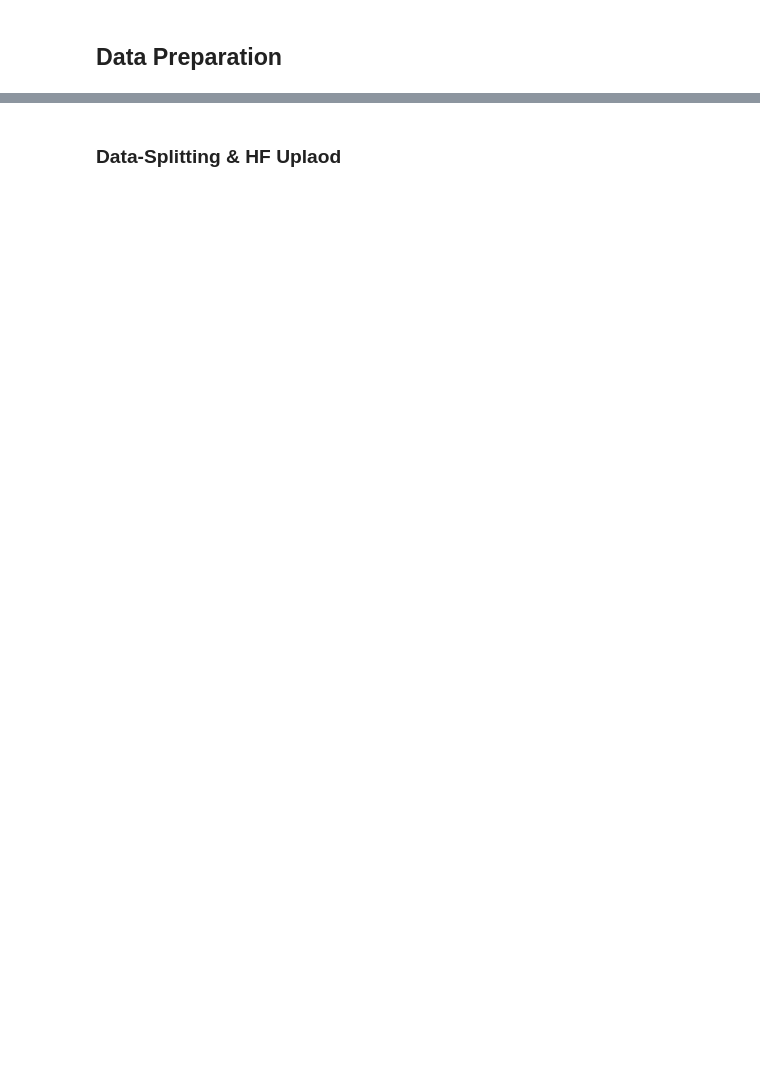
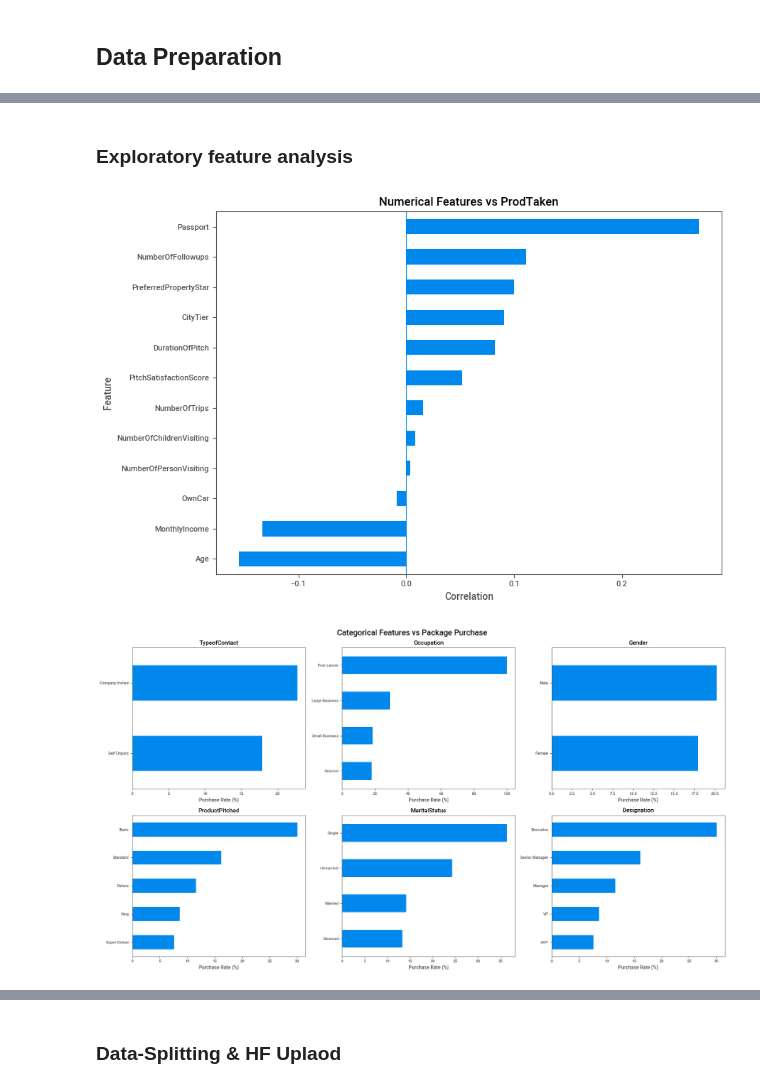
Before and after one commit to AnnieFiB/AIML-PGP, a Jupyter notebook: MLOps-PredictionModel/notebooks/AML&MLOps_Tourism_Package_Prediction.ipynb, the cells around one changed output, grey strips where cells are left out. Cells and saved outputs as stored; diff of their text form; code cells hidden in the pictures; blank space fills up the shorter version.

Commit message:
Update data preprocessing and model training files

```diff
--- a/MLOps-PredictionModel/notebooks/AML&MLOps_Tourism_Package_Prediction.ipynb
+++ b/MLOps-PredictionModel/notebooks/AML&MLOps_Tourism_Package_Prediction.ipynb
@@ -229,0 +383,8 @@ dtype: int64
+# %%
+# Load the raw dataset from Hugging Face
+
+filename = "tourism.csv"
+
+dfs = hf_utils.load_from_hf( filenames=filename,repo_id=dataset_repo)
+df = dfs[filename]
+display(df.head())
@@ -232,6 +431,0 @@ dtype: int64
-# %%
-# clean the data
-print("\n=====STEP 3: CLEANING DATA...=====\n")
-
-df = data_prep.clean_data(df)
-df.head()
@@ -250,0 +622,6 @@ Cleaning data...
+# %%
+# Load the raw dataset from Hugging Face and prepare it for model training
+import src.data_prep as data_prep # Load the data loading and inspection script
+importlib.reload(data_prep) # reload the module to ensure the latest changes are used
+
+df = data_prep.main(filename=filename,repo_id=DATASET_REPO)
@@ -250,0 +783,58 @@ Cleaning data...
+# %% [markdown]
+### Exploratory feature analysis
+# %%
+# Identify feature types
+numeric_cols = df.select_dtypes(include="number").columns.drop(target_col)
+categorical_cols = df.select_dtypes(include=["object", "string"]).columns
+
+
+# 1. Numerical features vs target
+target_corr = (
+    df[numeric_cols.tolist() + [target_col]]
+    .corr()[target_col]
+    .drop(target_col)
+    .sort_values()
+)
+
+plt.figure(figsize=(9, 6))
+target_corr.plot(kind="barh")
+
+plt.title(f"Numerical Features vs {target_col}")
+plt.xlabel("Correlation")
+plt.ylabel("Feature")
+plt.axvline(0, linewidth=0.8)
+plt.tight_layout()
+plt.show()
+
+
+# 2. Categorical features vs target
+rows = 2
+cols = 3
+
+fig, axes = plt.subplots(rows, cols, figsize=(18, 10))
+axes = axes.flatten()
+
+for ax, col in zip(axes, categorical_cols):
+
+    (
+        df.groupby(col)[target_col]
+        .mean()
+        .mul(100)
+        .sort_values()
+        .plot(kind="barh", ax=ax)
+    )
+
+    ax.set_title(col)
+    ax.set_xlabel("Purchase Rate (%)")
+    ax.set_ylabel("")
+
+# Hide unused subplots if any
+for ax in axes[len(categorical_cols):]:
+    ax.set_visible(False)
+
+plt.suptitle("Categorical Features vs Package Purchase", fontsize=16)
+plt.tight_layout()
+plt.show()
+# %% [output]
+[figure, added]
+[figure, added]
```
Also changed, not shown: parts of 50 cells of this notebook, 12 other files.
